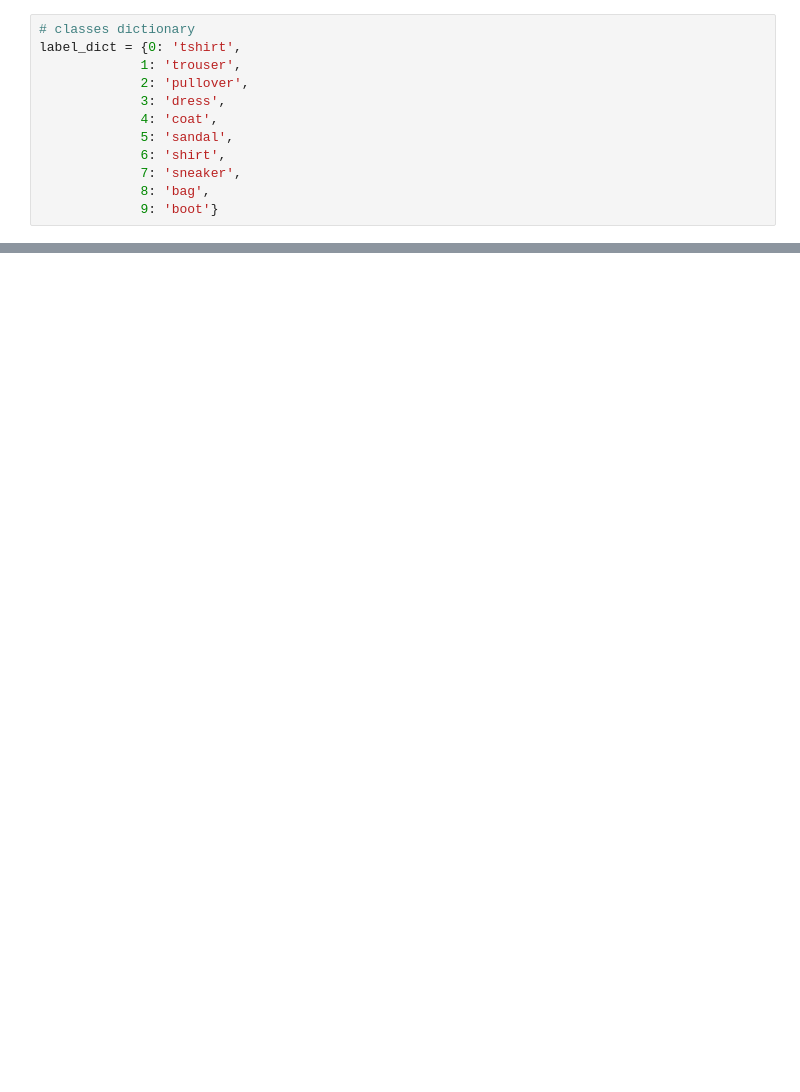
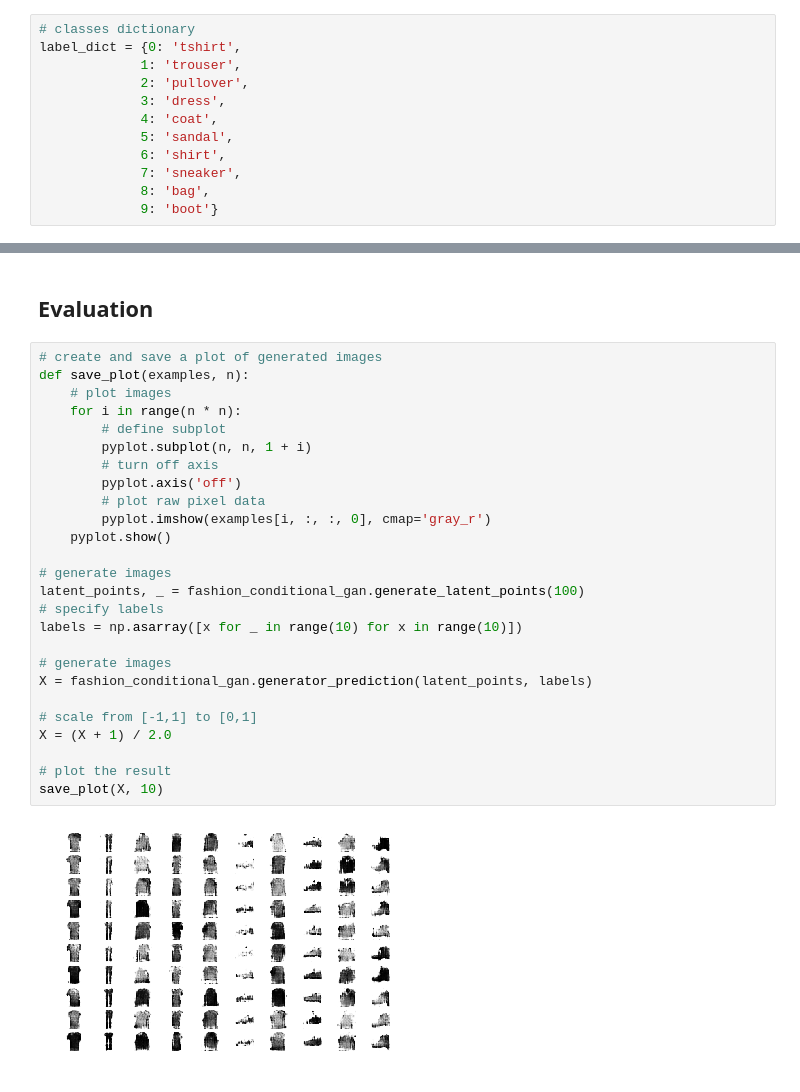
Before and after one commit to FlipWebApps/computer-vision-playground, a Jupyter notebook: GAN/Conditional GAN FMNIST.ipynb, the cells around one changed output, grey strips where cells are left out. Saved outputs shown, nothing was run; the diff lists cells and outputs as text; blank space fills up the shorter version.

```diff
--- a/GAN/Conditional GAN FMNIST.ipynb
+++ b/GAN/Conditional GAN FMNIST.ipynb
@@ -365,0 +343,30 @@ plot_gan_losses(g_loss, d_loss)
+# %% [markdown]
+## Evaluation
+# %%
+# create and save a plot of generated images
+def save_plot(examples, n):
+    # plot images
+    for i in range(n * n):
+        # define subplot
+        pyplot.subplot(n, n, 1 + i)
+        # turn off axis
+        pyplot.axis('off')
+        # plot raw pixel data
+        pyplot.imshow(examples[i, :, :, 0], cmap='gray_r')
+    pyplot.show()
+
+# generate images
+latent_points, _ = fashion_conditional_gan.generate_latent_points(100)
+# specify labels
+labels = np.asarray([x for _ in range(10) for x in range(10)])
+
+# generate images
+X = fashion_conditional_gan.generator_prediction(latent_points, labels)
+
+# scale from [-1,1] to [0,1]
+X = (X + 1) / 2.0
+
+# plot the result
+save_plot(X, 10)
+# %% [output]
+[figure, added]
```
Also changed, not shown: parts of 16 cells of this notebook.
